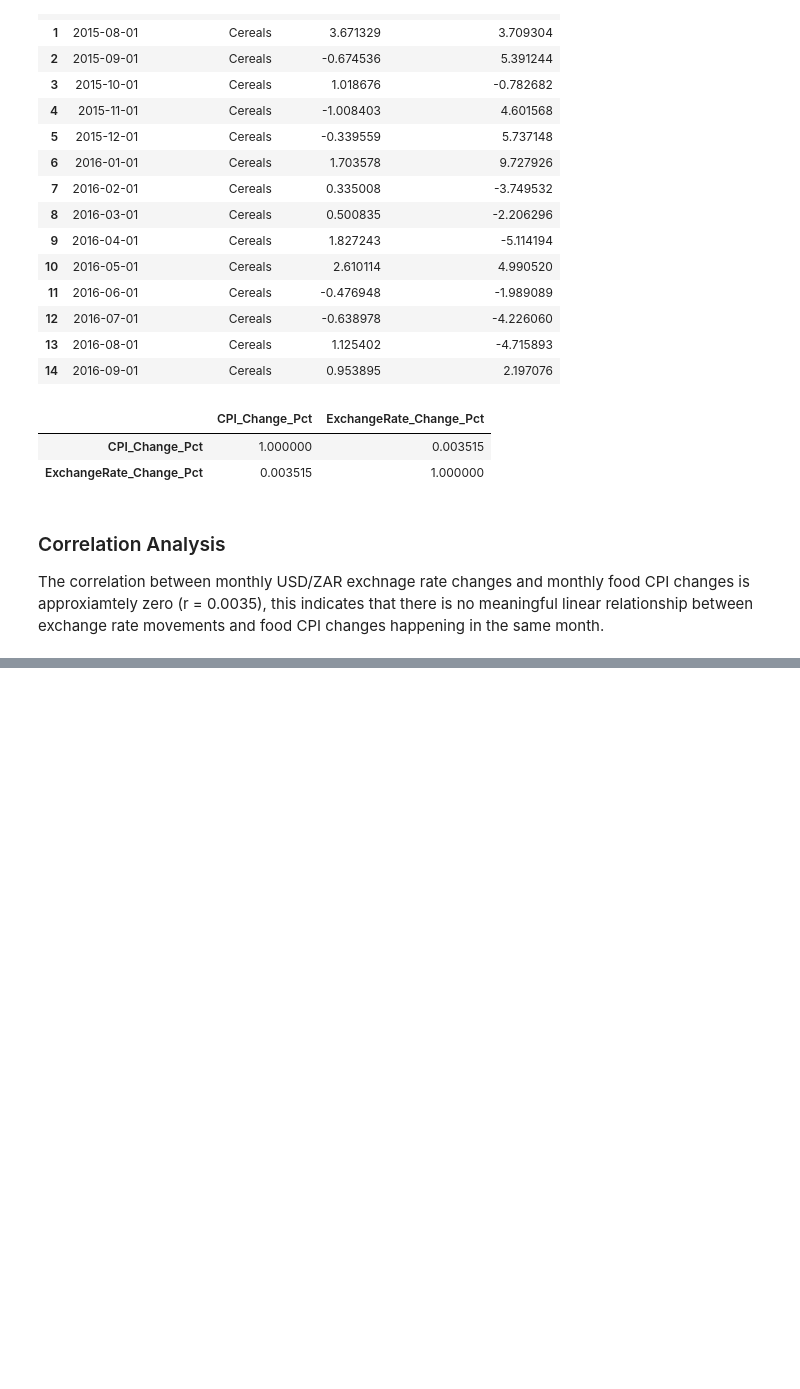
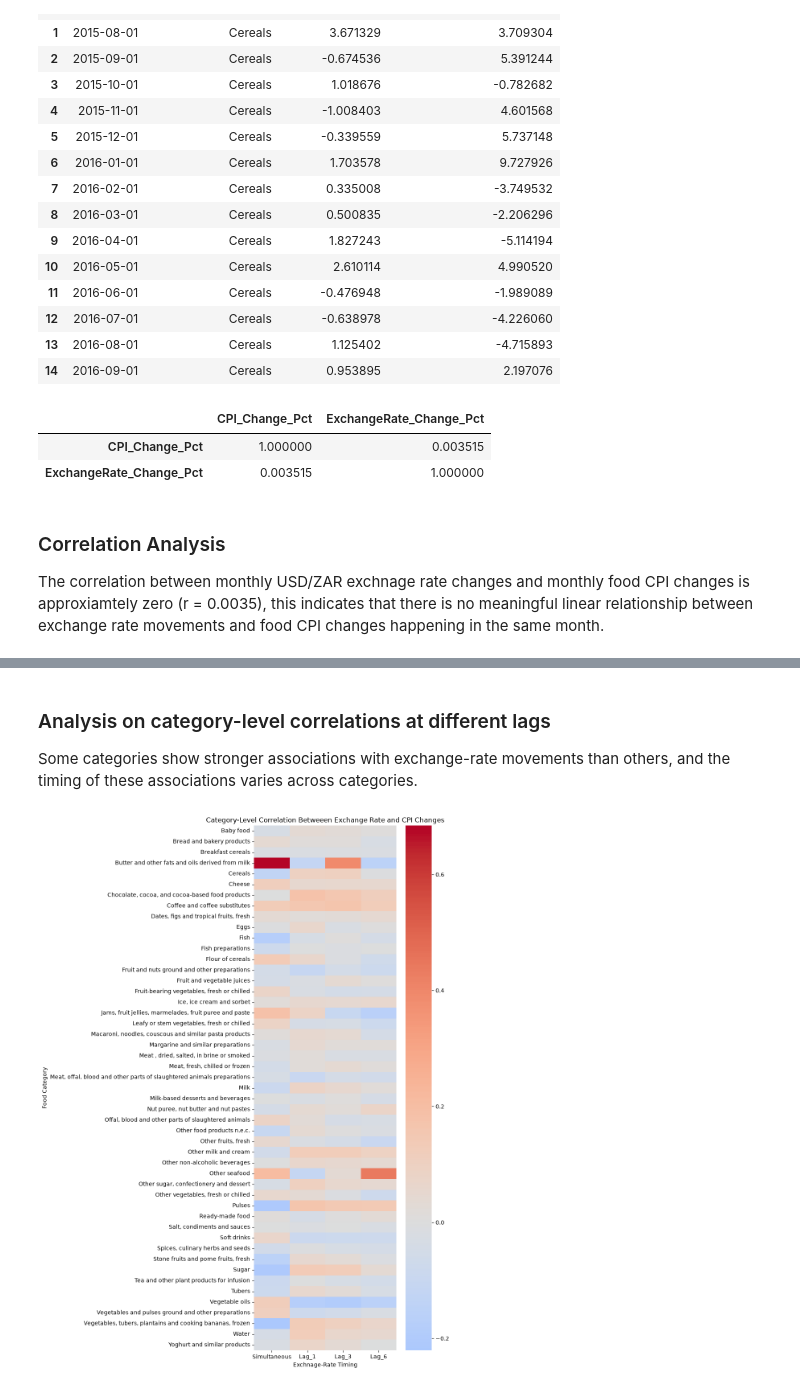
Before and after one commit to MasindiManaga/ERPT_ML_Research, a Jupyter notebook: notebooks/04_Exploratory_Data_Analysis.ipynb, the cells around one changed output, grey strips where cells are left out. Drawn from its saved outputs; the diff is of its cells as text; code cells hidden in the pictures; blank space fills up the shorter version.

Commit message:
Heatmap Analsis in 04_Exploratory_Data_Analysis

```diff
--- a/notebooks/04_Exploratory_Data_Analysis.ipynb
+++ b/notebooks/04_Exploratory_Data_Analysis.ipynb
@@ -660,0 +739,18 @@ The correlation between monthly USD/ZAR exchnage rate changes and monthly food C
+# %%
+# calculate category-level correlations at different lags
+category_lag_correlations = pd.DataFrame({
+    "Simultaneous": eda_relationship.groupby("SubclassDescription").apply(
+        lambda x: x["CPI_Change_Pct"].corr(x["ExchangeRate_Change_Pct"])
+    ),
+    "Lag_1": eda_relationship.groupby("SubclassDescription").apply(
+        lambda x: x["CPI_Change_Pct"].corr(x["ExchangeRate_Lag1"])
+    ),
+    "Lag_3": eda_relationship.groupby("SubclassDescription").apply(
+        lambda x: x["CPI_Change_Pct"].corr(x["ExchangeRate_Lag3"])
+    ),
+    "Lag_6": eda_relationship.groupby("SubclassDescription").apply(
+        lambda x: x["CPI_Change_Pct"].corr(x["ExchangeRate_Lag6"])
+    )
+})
+
+category_lag_correlations.head()
@@ -660,0 +795,23 @@ The correlation between monthly USD/ZAR exchnage rate changes and monthly food C
+# %% [markdown]
+### Analysis on category-level correlations at different lags
+Some categories show stronger associations with exchange-rate movements than others, and the timing of these associations varies across categories.
+# %%
+import seaborn as sns
+
+plt.figure(figsize=(10,14))
+
+sns.heatmap(
+    category_lag_correlations,
+    annot=False,
+    cmap="coolwarm",
+    center=0
+)
+
+plt.title("Category-Level Correlation Betweeen Exchange Rate and CPI Changes")
+plt.xlabel("Exchnage-Rate Timing")
+plt.ylabel("Food Category")
+
+plt.tight_layout()
+plt.show()
+# %% [output]
+[figure, added]
```
Also changed, not shown: parts of 9 cells of this notebook.
